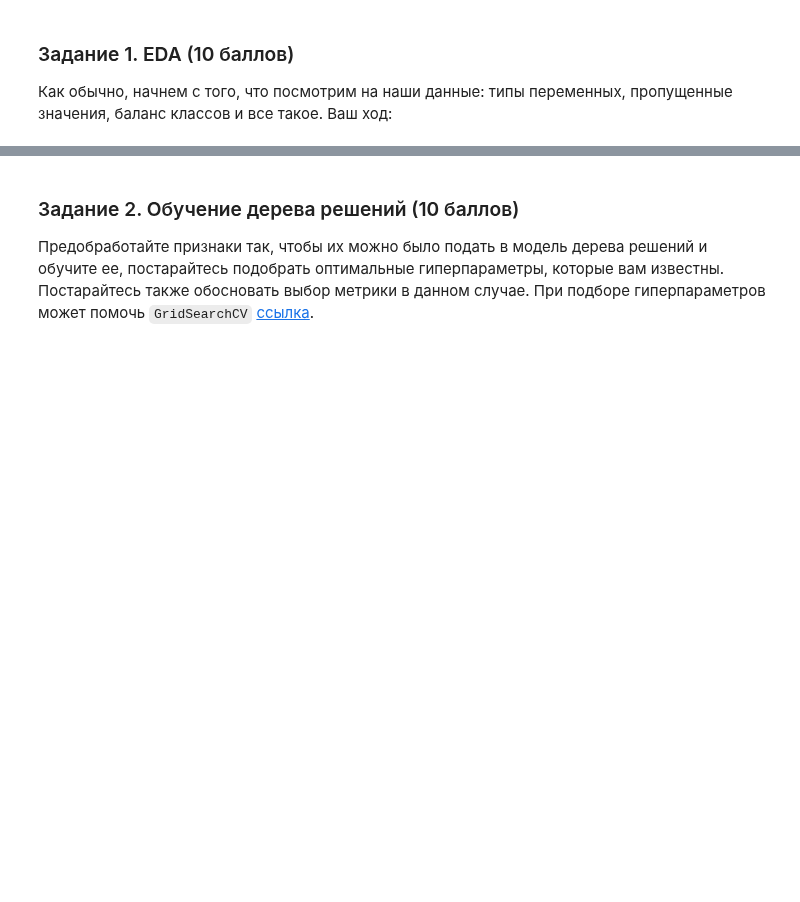
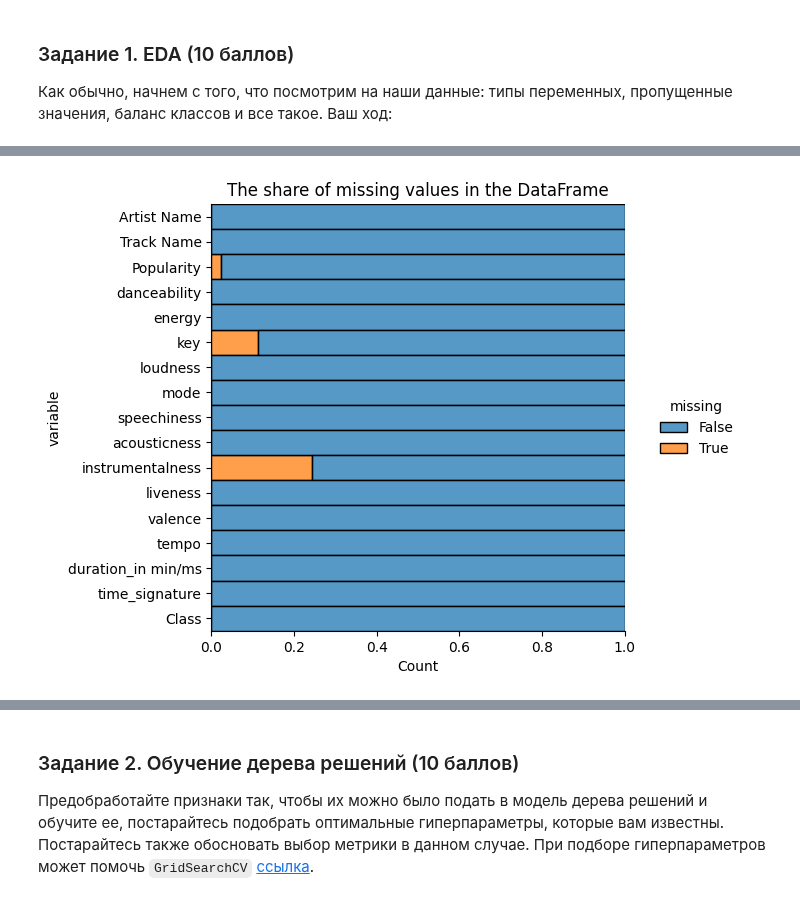
Before and after one commit to EkaterinShitik/BI_ML_2024, a Jupyter notebook: hw4_dt/code/dt_lecture_practice.ipynb, the cells around one changed output, grey strips where cells are left out. Cells and saved outputs as stored; diff of their text form; code cells hidden in the pictures; blank space fills up the shorter version.

```diff
--- a/hw4_dt/code/dt_lecture_practice.ipynb
+++ b/hw4_dt/code/dt_lecture_practice.ipynb
@@ -10,5 +21,5 @@ from sklearn.metrics import accuracy_score
 
 Как обычно, начнем с того, что посмотрим на наши данные: типы переменных, пропущенные значения, баланс классов и все такое. Ваш ход:
 # %%
-data = pd.read_csv("train.csv")
+data = pd.read_csv("../data/train.csv")
 data.head()
@@ -14,0 +43,34 @@ data.head()
+# %%
+# Посмотрим предварительно типы переменных, которые присутствуют в нашем анализе
+# Границу для отбора хноминативны переменных делаем в 11 категорий
+# Такую границу поставила, исходя из key
+
+types_of_data = {'categorical': [], 'numerical': [], 'string': [], 'object': []}
+for column in data.columns:
+    if data[column].nunique() <= 11:
+        data[column] = data[column].astype('category')
+        types_of_data['categorical'].append(column)
+    elif data[column].dtype == float or data[column].dtype == int:
+        types_of_data['numerical'].append(column)
+    elif data[column].dtype == object:
+        if data[column].str.isnumeric().all():
+            data[column] = data[column].astype('float')
+            types_of_data['numerical'].append(column)
+        else:
+            for element in data[column]:
+                if type(element) is not str and element is not np.nan:
+                    types_of_data['object'].append(column)
+                    break
+            else:
+                types_of_data['string'].append(column)
+print('The DataFrame contains the following number of variables:')
+common_inf = pd.DataFrame({'Categorical': [len(types_of_data['categorical'])],
+                               'Numerical': [len(types_of_data['numerical'])],
+                               'String': [len(types_of_data['string'])],
+                               'Object': [len(types_of_data['object'])]})
+display(common_inf)
+print('')
+print(f"Categorical: {types_of_data['categorical']}")
+print(f"Numerical: {types_of_data['numerical']}")
+print(f"String: {types_of_data['string']}")
+print(f"Object: {types_of_data['object']}")
@@ -14,0 +149,6 @@ data.head()
+# %%
+sns.displot(data=data.isna().melt(value_name="missing"), y="variable", hue="missing", multiple="fill", aspect=1.25)
+plt.title('The share of missing values in the DataFrame')
+plt.show()
+# %% [output]
+[figure, added]
```
Also changed, not shown: parts of 64 cells of this notebook.
